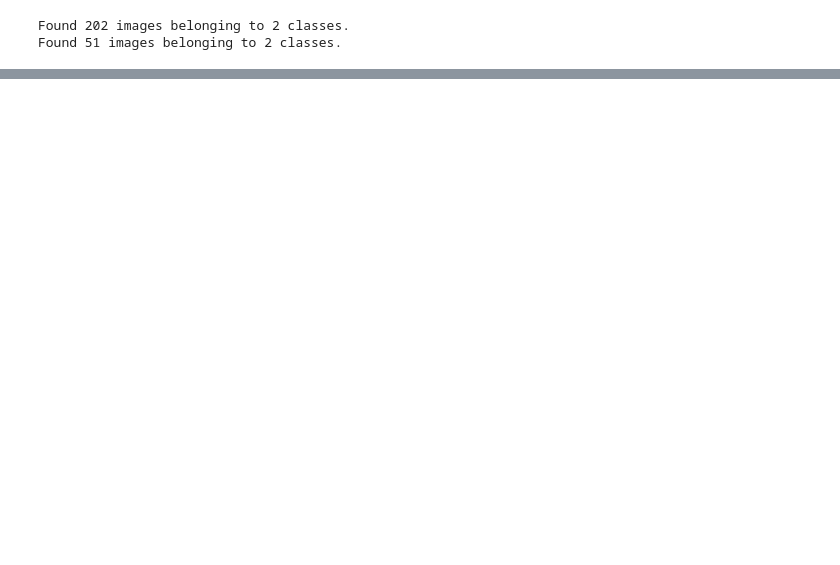
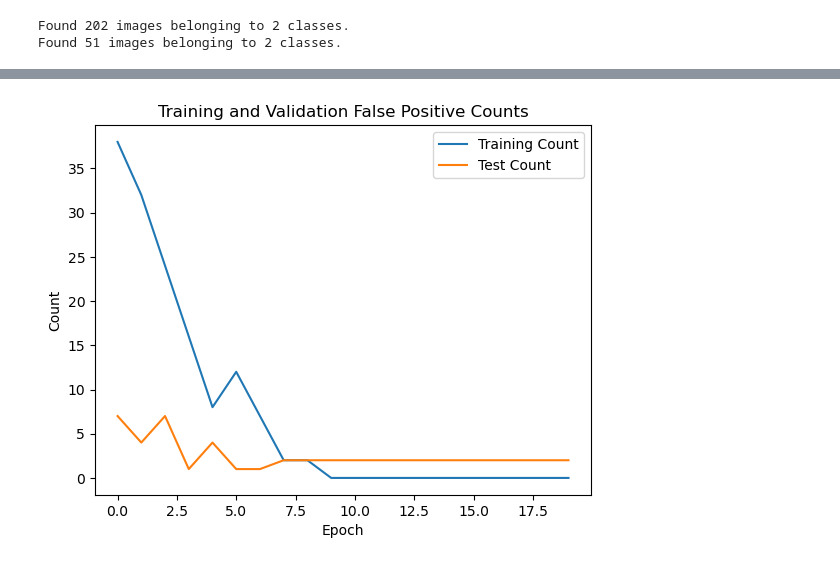
Before and after one commit to shomoitamitin/AI-Project, a Jupyter notebook: CSC547 Final Project/Final Project.ipynb, the cells around one changed output, grey strips where cells are left out. Saved outputs shown, nothing was run; the diff lists cells and outputs as text; code cells hidden in the pictures; blank space fills up the shorter version.

```diff
--- a/CSC547 Final Project/Final Project.ipynb
+++ b/CSC547 Final Project/Final Project.ipynb
@@ -117,6 +137,17 @@ acc = history.history['accuracy']
 val_acc = history.history['val_accuracy']
 loss = history.history['loss']
 val_loss = history.history['val_loss']
+# %%
+# Plot the false positive rates
+plt.plot(history.history['false_positives'], label='Training Count')
+plt.plot(history.history['val_false_positives'], label='Test Count')
+plt.title('Training and Validation False Positive Counts')
+plt.xlabel('Epoch')
+plt.ylabel('Count')
+plt.legend(loc='upper right')
+plt.show()
+# %% [output]
+[figure, added]
 # %%
 # plot the accuracy values
 plt.plot(acc, label='Training accuracy')
```
Also changed, not shown: parts of 15 cells of this notebook.
